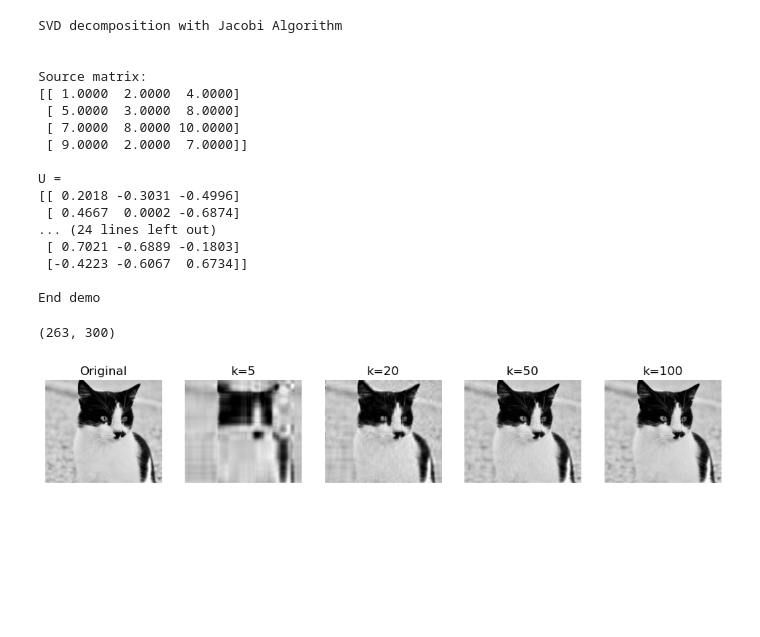
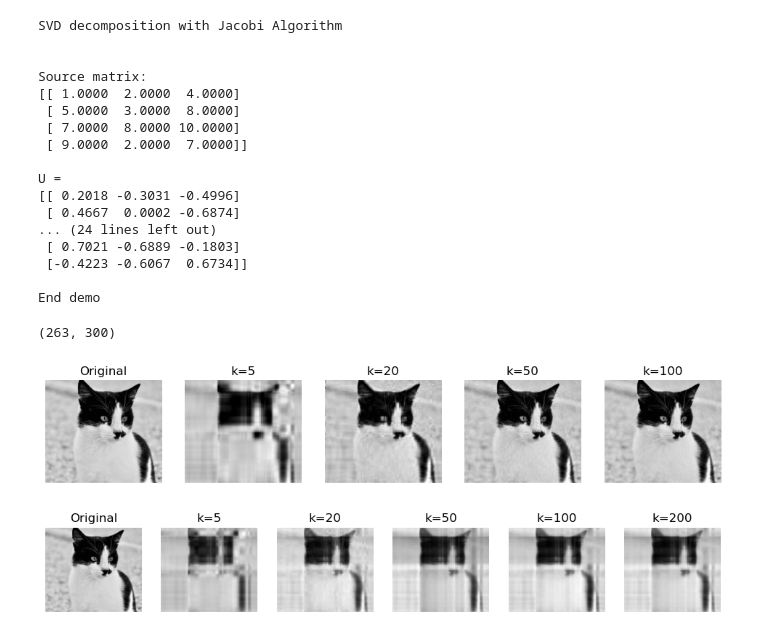
Before and after one commit to ameta20/image_compression_svd, a Jupyter notebook: benchmark.ipynb, the cells around one changed output. Saved outputs shown, nothing was run; the diff lists cells and outputs as text; code cells hidden in the pictures; blank space fills up the shorter version.

Commit message:
lanczos version added

```diff
--- a/svd_jacobi.ipynb
+++ b/benchmark.ipynb
@@ -88,3 +89,25 @@ for i, k in enumerate(ks):
 plt.show()
 # %% [output]
 [figure]
+# %%
+U, s, Vh = svd_lanczos(A,20)
+# %%
+ks = [5, 20, 50, 100,200]
+
+plt.figure(figsize=(12, 6))
+plt.subplot(1, len(ks)+1, 1)
+plt.imshow(A, cmap='gray')
+plt.title('Original')
+plt.axis('off')
+
+for i, k in enumerate(ks):
+    U, s, Vh = svd_lanczos(A, k)  # Lanczos with different k
+    A_k = U @ np.diag(s) @ Vh
+    plt.subplot(1, len(ks)+1, i+2)
+    plt.imshow(A_k, cmap='gray')
+    plt.title(f'k={k}')
+    plt.axis('off')
+
+plt.show()
+# %% [output]
+[figure, added]
```
Also changed, not shown: parts of 1 cell of this notebook, 1 other file.
